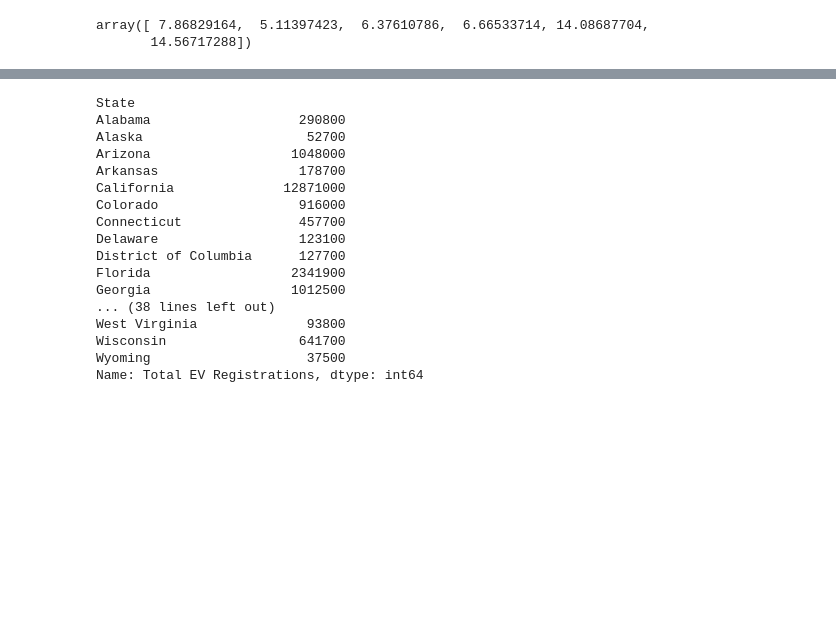
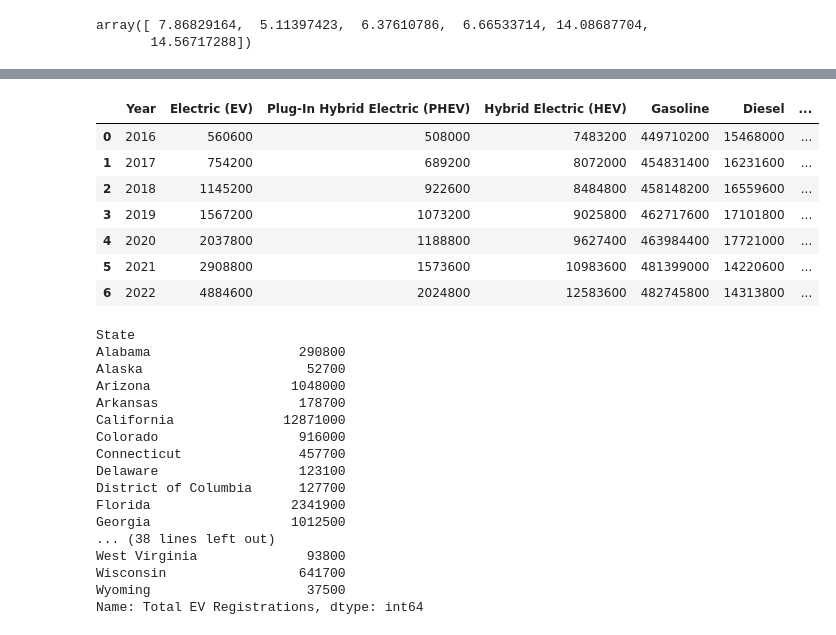
Before and after one commit to MrGoots/ETL_Python_Analysis, a Jupyter notebook: Registration_Files/output/BETA_DataFrame.ipynb, the cells around one changed output, grey strips where cells are left out. Cells and saved outputs as stored; diff of their text form; code cells hidden in the pictures; blank space fills up the shorter version.

```diff
--- a/Registration_Files/output/BETA_DataFrame.ipynb
+++ b/Registration_Files/output/BETA_DataFrame.ipynb
@@ -336,0 +335,12 @@ array([ 7.86829164,  5.11397423,  6.37610786,  6.66533714, 14.08687704,
+# %%
+# Year, ranges list
+year = [2016, 2017, 2018, 2019, 2020, 2021, 2022]
+avg_range = [145, 151, 189, 209, 210, 217, 276]
+max_range = [315, 335, 335, 370, 402, 520, 520]
+# %%
+year_range_df = pd.DataFrame({
+                             "Year" : year,
+                             "Average Range" : avg_range,
+                             "Maximum Range" : max_range,
+                            })
+year_range_df
@@ -336,0 +356,2 @@ array([ 7.86829164,  5.11397423,  6.37610786,  6.66533714, 14.08687704,
+# %%
+year_range_df.set_index("Year")
@@ -336,0 +368,12 @@ array([ 7.86829164,  5.11397423,  6.37610786,  6.66533714, 14.08687704,
+# %%
+ev_sum_regis_merged = ev_sum_regis_break.merge(year_range_df, on='Year')
+ev_sum_regis_merged
+# %% [output]
+|  | Year | Electric (EV) | Plug-In Hybrid Electric (PHEV) | Hybrid Electric (HEV) | Gasoline | Diesel | ... |
+| 0 | 2016 | 560600 | 508000 | 7483200 | 449710200 | 15468000 | ... |
+| 1 | 2017 | 754200 | 689200 | 8072000 | 454831400 | 16231600 | ... |
+| 2 | 2018 | 1145200 | 922600 | 8484800 | 458148200 | 16559600 | ... |
+| 3 | 2019 | 1567200 | 1073200 | 9025800 | 462717600 | 17101800 | ... |
+| 4 | 2020 | 2037800 | 1188800 | 9627400 | 463984400 | 17721000 | ... |
+| 5 | 2021 | 2908800 | 1573600 | 10983600 | 481399000 | 14220600 | ... |
+| 6 | 2022 | 4884600 | 2024800 | 12583600 | 482745800 | 14313800 | ... |
```
Also changed, not shown: parts of 9 cells of this notebook.
